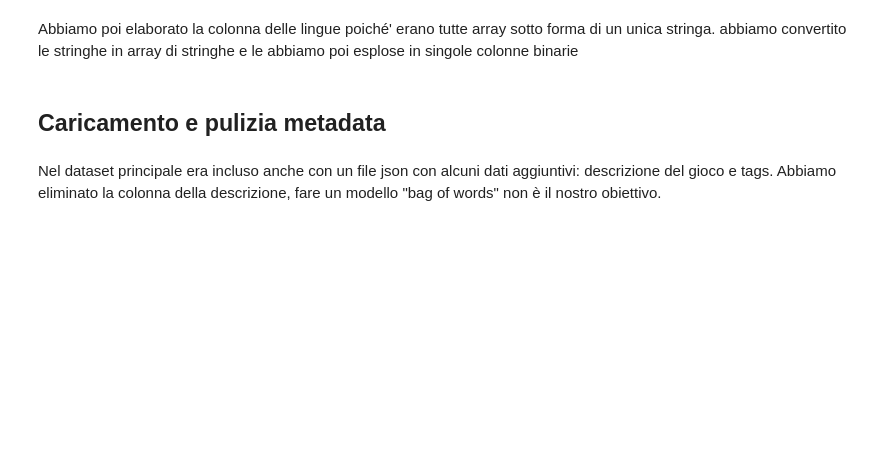
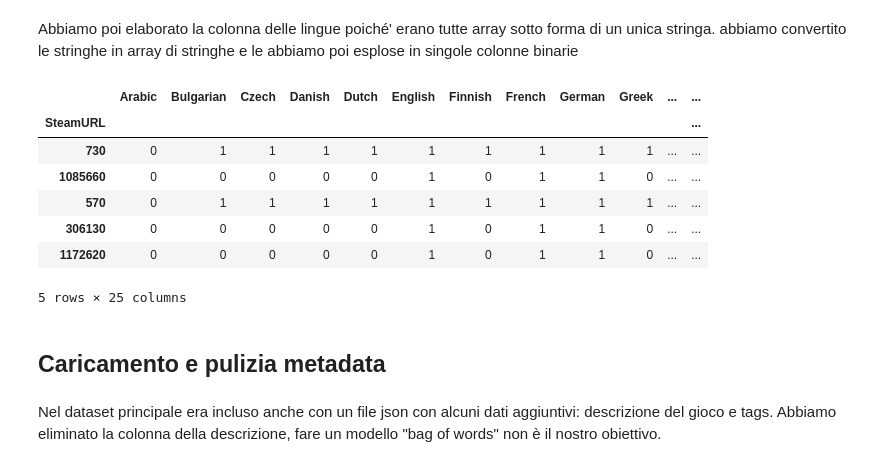
Before and after one commit to tonyspar/progetto-programmazione-di-applicazioni-data-intensive, a Jupyter notebook: notebook_bello (1).ipynb, the cells around one changed output. Cells and saved outputs as stored; diff of their text form; code cells hidden in the pictures; blank space fills up the shorter version.

```diff
--- a/notebook_bello (1).ipynb
+++ b/notebook_bello (1).ipynb
@@ -158,4 +174,6 @@ secdata['SteamURL'] = secdata['SteamURL'].str[35:-16]
 secdata.drop_duplicates(subset=['SteamURL'], inplace=True)
 secdata['SteamURL'] = secdata['SteamURL'].astype('int64')
 secdata.index = secdata['SteamURL']
-secdata.drop(columns=['SteamURL', 'Tags', 'Platform', 'Metacritic'], inplace=True)
+secdata.drop(columns='SteamURL', inplace=True)
+print(secdata.describe())
+secdata.head()
@@ -164,11 +199,22 @@ Abbiamo poi elaborato la colonna delle lingue poiché' erano tutte array sotto f
 # %%
 # ENCODING ONE-HOT DELLE LINGUE
 
 secdata['Languages'] = secdata['Languages'].dropna().str.replace(r"[ \[\]']", '', regex=True).str.split(',')
 mlb = MultiLabelBinarizer()
 multi_hot = mlb.fit_transform(secdata["Languages"])
+secdata.drop(columns=['Tags', 'Platform', 'Metacritic'], inplace=True)
 secdata = secdata.join(pd.DataFrame(multi_hot, columns=mlb.classes_, index=secdata.index))
 secdata.drop(columns=['Languages'], inplace=True)
+secdata.head()
+# %% [output]
+|  | Arabic | Bulgarian | Czech | Danish | Dutch | English | Finnish | French | German | Greek | ... | ... |
+| SteamURL |  |  |  |  |  |  |  |  |  |  |  | ... |
+| 730 | 0 | 1 | 1 | 1 | 1 | 1 | 1 | 1 | 1 | 1 | ... | ... |
+| 1085660 | 0 | 0 | 0 | 0 | 0 | 1 | 0 | 1 | 1 | 0 | ... | ... |
+| 570 | 0 | 1 | 1 | 1 | 1 | 1 | 1 | 1 | 1 | 1 | ... | ... |
+| 306130 | 0 | 0 | 0 | 0 | 0 | 1 | 0 | 1 | 1 | 0 | ... | ... |
+| 1172620 | 0 | 0 | 0 | 0 | 0 | 1 | 0 | 1 | 1 | 0 | ... | ... |
+5 rows × 25 columns
 # %% [markdown]
 ## Caricamento e pulizia metadata
 # %% [markdown]
```
Also changed, not shown: parts of 36 cells of this notebook.
